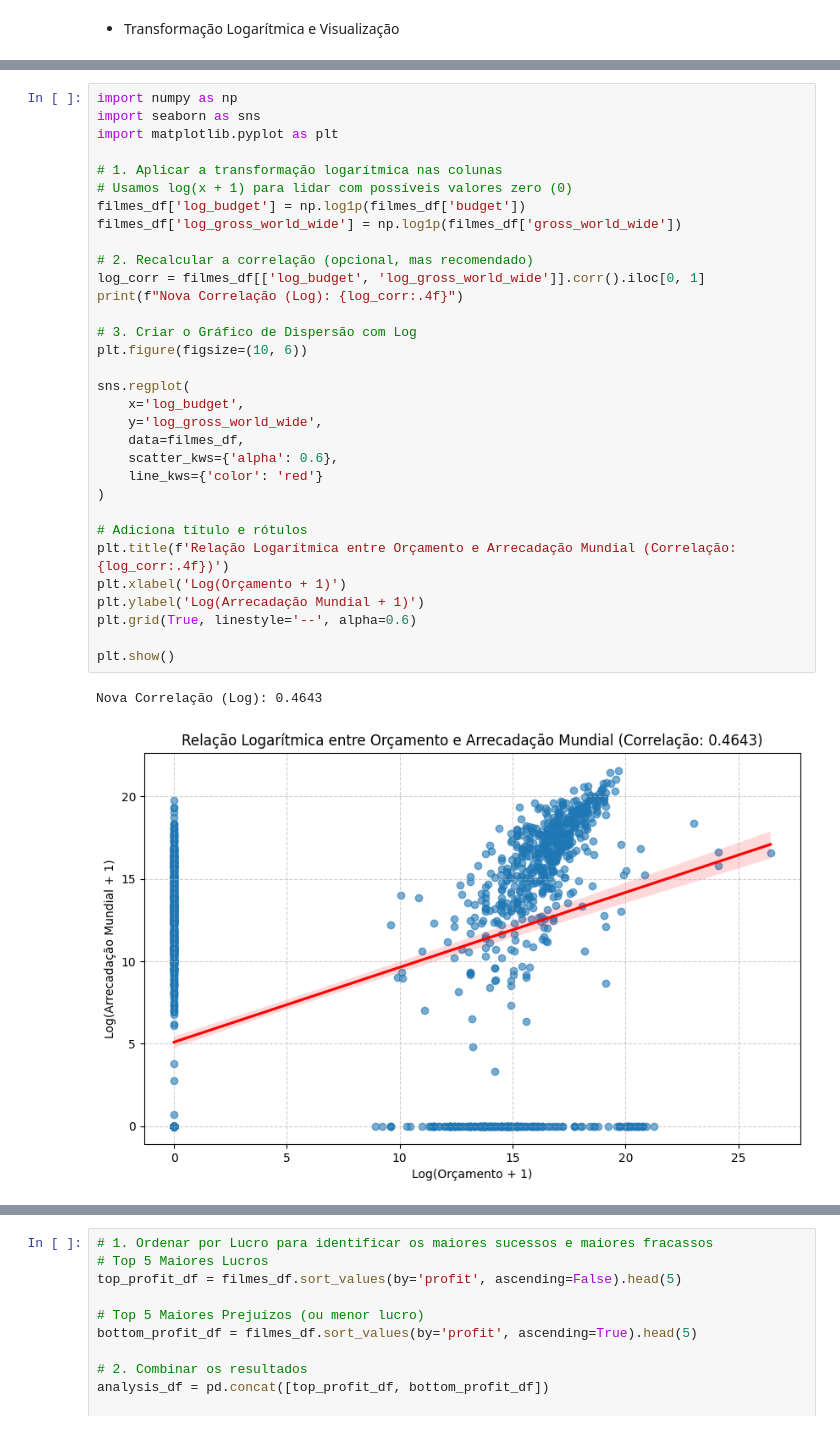
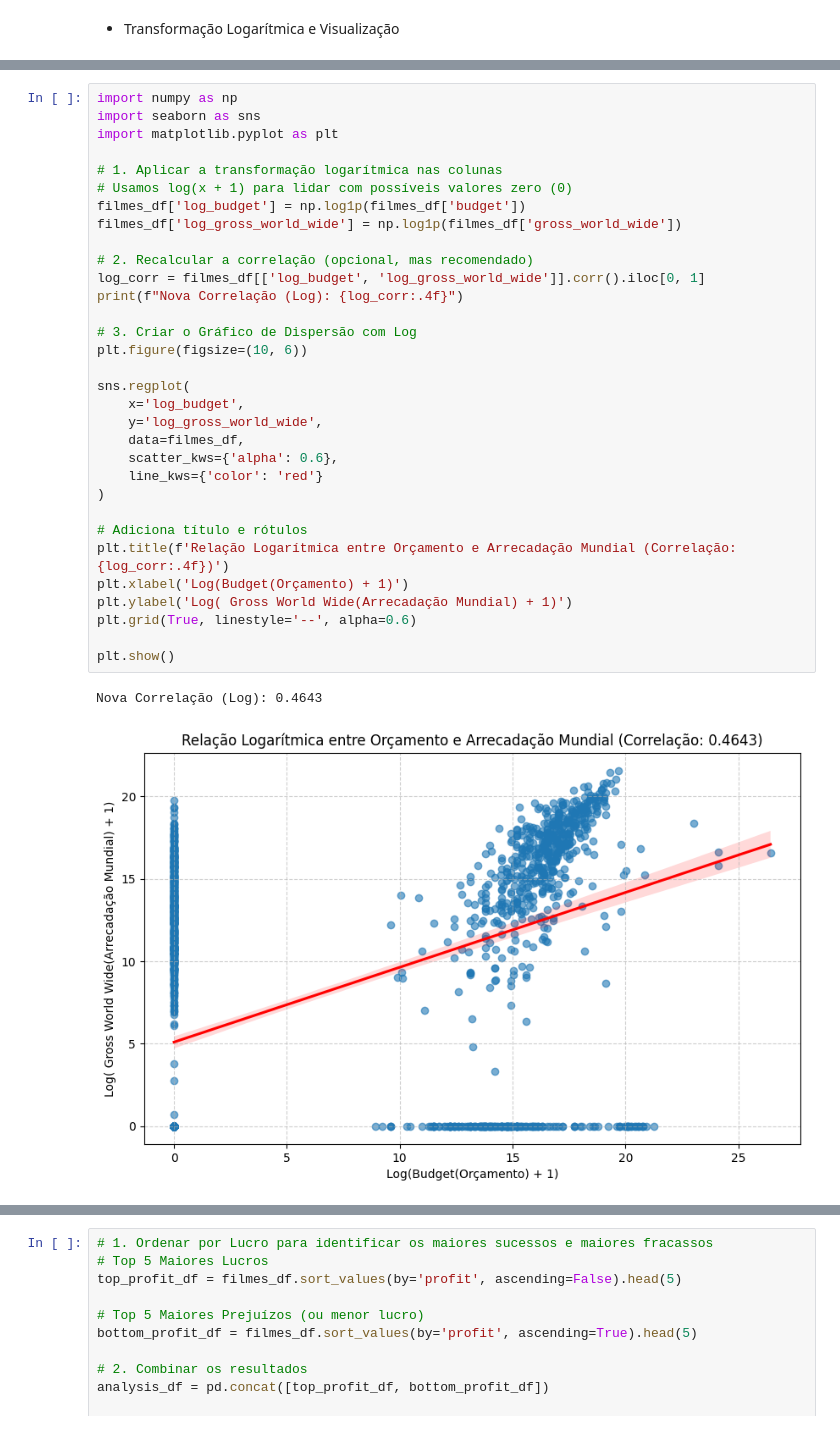
Before and after one commit to dlepinski/Projeto-Extensionista-Big-Data, a Jupyter notebook: app.ipynb, the cells around one changed output, grey strips where cells are left out. Saved outputs shown, nothing was run; the diff lists cells and outputs as text.

```diff
--- a/app.ipynb
+++ b/app.ipynb
@@ -455,33 +416,33 @@ import numpy as np
 import seaborn as sns
 import matplotlib.pyplot as plt
 
 # 1. Aplicar a transformação logarítmica nas colunas
 # Usamos log(x + 1) para lidar com possíveis valores zero (0)
 filmes_df['log_budget'] = np.log1p(filmes_df['budget'])
 filmes_df['log_gross_world_wide'] = np.log1p(filmes_df['gross_world_wide'])
 
 # 2. Recalcular a correlação (opcional, mas recomendado)
 log_corr = filmes_df[['log_budget', 'log_gross_world_wide']].corr().iloc[0, 1]
 print(f"Nova Correlação (Log): {log_corr:.4f}")
 
 # 3. Criar o Gráfico de Dispersão com Log
 plt.figure(figsize=(10, 6))
 
 sns.regplot(
     x='log_budget',
     y='log_gross_world_wide',
     data=filmes_df,
     scatter_kws={'alpha': 0.6},
     line_kws={'color': 'red'}
 )
 
 # Adiciona título e rótulos
 plt.title(f'Relação Logarítmica entre Orçamento e Arrecadação Mundial (Correlação: {log_corr:.4f})')
-plt.xlabel('Log(Orçamento + 1)')
-plt.ylabel('Log(Arrecadação Mundial + 1)')
+plt.xlabel('Log(Budget(Orçamento) + 1)')
+plt.ylabel('Log( Gross World Wide(Arrecadação Mundial) + 1)')
 plt.grid(True, linestyle='--', alpha=0.6)
 
 plt.show()
 # %% [output]
 Nova Correlação (Log): 0.4643
-[figure, old version]
+[figure, new version]
```
Also changed, not shown: parts of 7 cells of this notebook.
